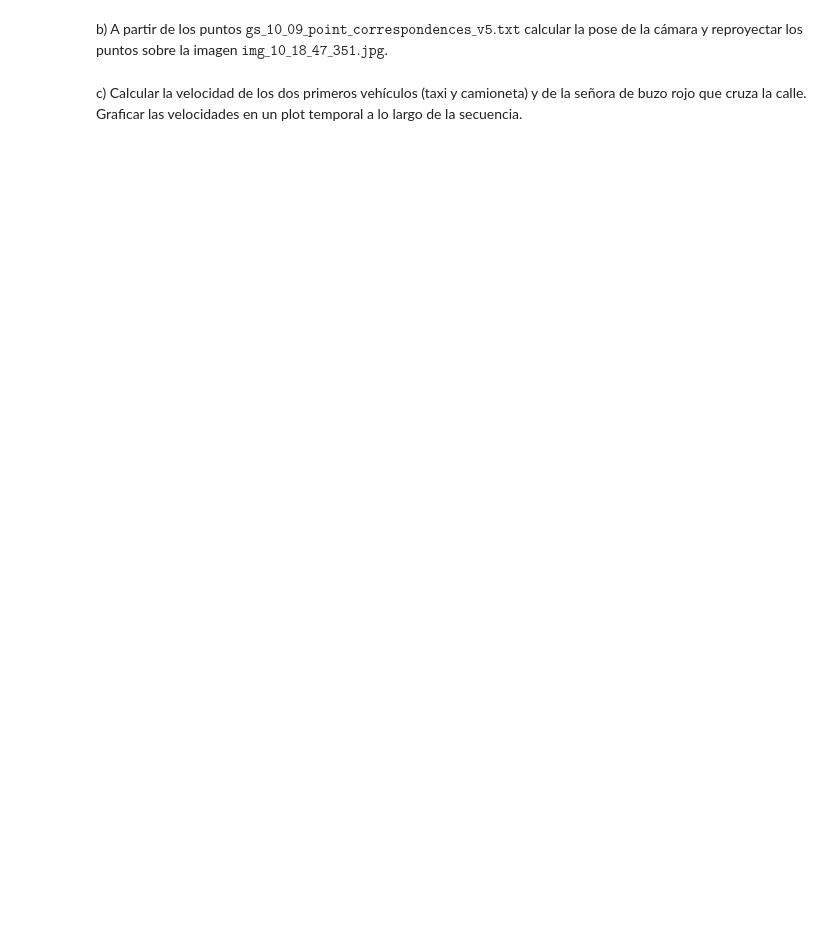
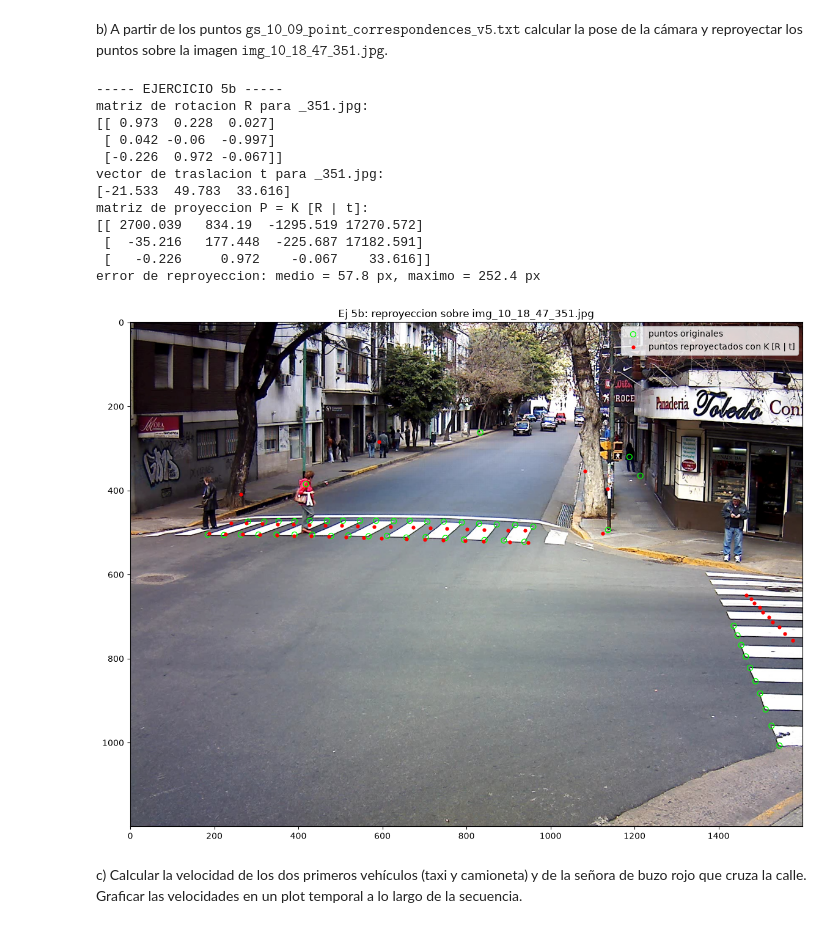
Before and after one commit to isluly/TP-ALC, a Jupyter notebook: grupo_XX_TP.ipynb, the cells around one changed output. Cells and saved outputs as stored; diff of their text form; code cells hidden in the pictures; blank space fills up the shorter version.

```diff
--- a/grupo_XX_TP.ipynb
+++ b/grupo_XX_TP.ipynb
@@ -651,4 +691,65 @@ a) Calcular los parámetros intrínsecos de la cámara a partir de las diferente
 # %% [markdown]
 b) A partir de los puntos $\texttt{gs\_10\_09\_point\_correspondences\_v5.txt}$ calcular la pose de la cámara y reproyectar los puntos sobre la imagen $\texttt{img\_10\_18\_47\_351.jpg}$.
+# %%
+# Ejercicio 5b - Pose de la cámara a partir de gs_10_09_point_correspondences_v5.txt
+# y reproyección de los puntos sobre img_10_18_47_351.jpg
+import matplotlib.pyplot as plt
+import matplotlib.image as mpimg
+print('----- EJERCICIO 5b -----')
+np.set_printoptions(precision=3, suppress=True)
+
+ptsVistaCero = np.loadtxt("salguero/gs_10_09_point_correspondences_v5.txt")
+cantPts = ptsVistaCero.shape[1]
+ptsMundoGs = alc.transpuesta(ptsVistaCero[1:4, :])
+ptsImgGs = alc.transpuesta(ptsVistaCero[4:6, :])
+
+Q = alc.obtenerQ2d(ptsImgGs, ptsMundoGs)
+H0 = alc.resolverDLT2D(Q)
+
+R0, t0 = alc.obtenerPose2D(H0, K)
+print('matriz de rotacion R para _351.jpg:')
+print(R0)
+print('vector de traslacion t para _351.jpg:')
+print(t0)
+
+Rt0 = np.zeros((3, 4))
+Rt0[:, 0:3] = R0
+Rt0[:, 3] = t0
+P0 = alc.multiplicacion_matrices(K, Rt0)
+print('matriz de proyeccion P = K [R | t]:')
+print(P0)
+
+reproyeccion = np.zeros((cantPts, 2))
+errorReproy = np.zeros(cantPts)
+for i in range(cantPts):
+    puntoHomog = np.array([ptsMundoGs[i, 0], ptsMundoGs[i, 1], ptsMundoGs[i, 2], 1.0])
+    proy = alc.matvec(P0, puntoHomog)
+    reproyeccion[i] = proy[:2] / proy[2]
+    errorReproy[i] = alc.norma(reproyeccion[i] - ptsImgGs[i], 2)
+print('error de reproyeccion: medio = %.1f px, maximo = %.1f px' % (np.mean(errorReproy), np.max(errorReproy)))
+
+img351 = mpimg.imread("salguero/img_10_18_47_351.jpg")
+plt.figure(figsize=(12, 9))
+plt.imshow(img351)
+plt.scatter(ptsImgGs[:, 0], ptsImgGs[:, 1], s=40, facecolors='none', edgecolors='lime', label='puntos originales')
+plt.scatter(reproyeccion[:, 0], reproyeccion[:, 1], s=12, color='red', label='puntos reproyectados con K [R | t]')
+plt.legend()
+plt.title('Ej 5b: reproyeccion sobre img_10_18_47_351.jpg')
+plt.tight_layout()
+plt.show()
+# %% [output]
+----- EJERCICIO 5b -----
+matriz de rotacion R para _351.jpg:
+[[ 0.973  0.228  0.027]
+ [ 0.042 -0.06  -0.997]
+ [-0.226  0.972 -0.067]]
+vector de traslacion t para _351.jpg:
+[-21.533  49.783  33.616]
+matriz de proyeccion P = K [R | t]:
+[[ 2700.039   834.19  -1295.519 17270.572]
+ [  -35.216   177.448  -225.687 17182.591]
+ [   -0.226     0.972    -0.067    33.616]]
+error de reproyeccion: medio = 57.8 px, maximo = 252.4 px
+[figure, added]
 # %% [markdown]
 c) Calcular la velocidad de los dos primeros vehículos (taxi y camioneta) y de la señora de buzo rojo que cruza la calle. Graficar las velocidades en un plot temporal a lo largo de la secuencia.
```
Also changed, not shown: parts of 10 cells of this notebook, 5 other files.
